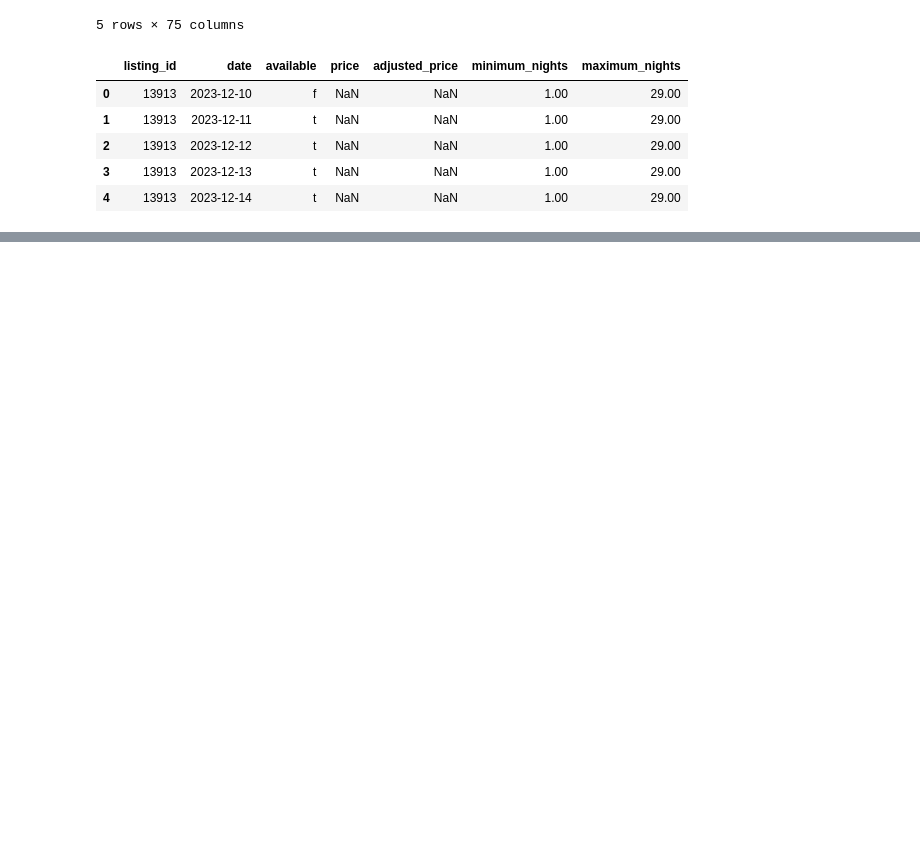
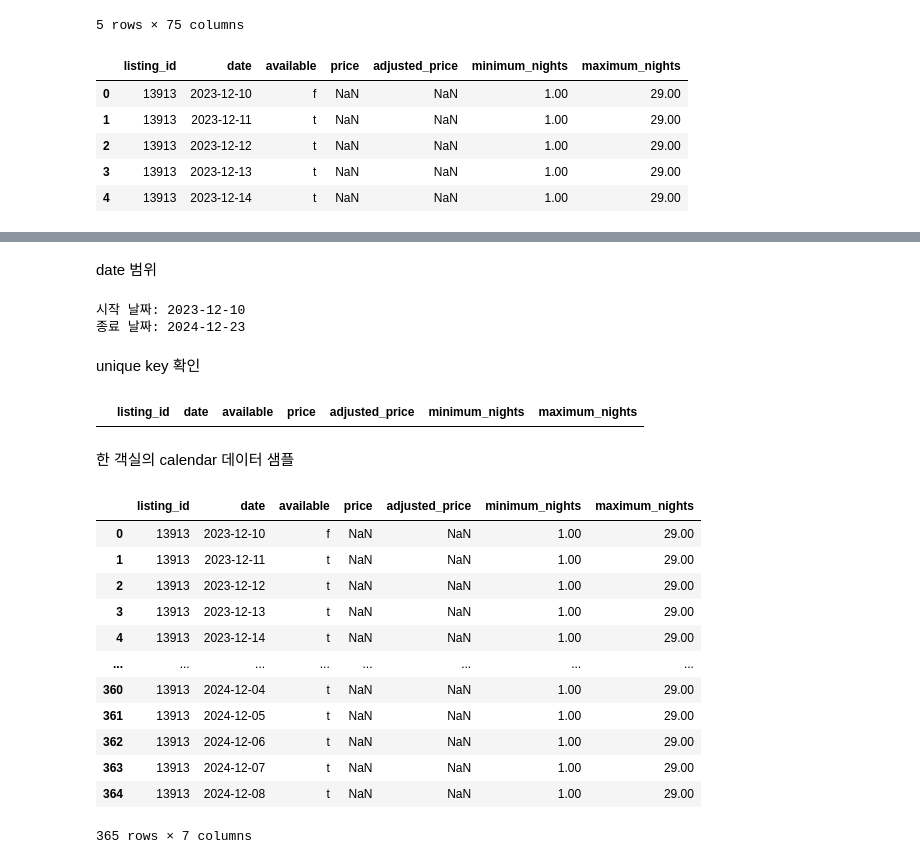
Before and after one commit to HongSeongMo/Airbnb, a Jupyter notebook: learning_plus_training1.ipynb, the cells around one changed output, grey strips where cells are left out. Cells and saved outputs as stored; diff of their text form; code cells hidden in the pictures; blank space fills up the shorter version.

```diff
--- a/learning_plus_training1.ipynb
+++ b/learning_plus_training1.ipynb
@@ -96,0 +178,38 @@ calendar_df.head()
+# %% [markdown]
+date 범위
+# %%
+date_start = calendar_df.date.min()
+date_end = calendar_df.date.max()
+
+print(f'시작 날짜: {date_start}')
+print(f"종료 날짜: {date_end}")
+# %% [output]
+시작 날짜: 2023-12-10
+종료 날짜: 2024-12-23
+# %% [markdown]
+unique key 확인
+# %%
+# unique key 확인을 위한 중복 체크
+key = ('listing_id', 'date')
+
+calendar_df[calendar_df.duplicated(key)]
+# %% [output]
+|  | listing_id | date | available | price | adjusted_price | minimum_nights | maximum_nights |
+# %% [markdown]
+한 객실의 calendar 데이터 샘플
+# %%
+calendar_df[calendar_df.listing_id==13913]
+# %% [output]
+|  | listing_id | date | available | price | adjusted_price | minimum_nights | maximum_nights |
+| 0 | 13913 | 2023-12-10 | f | NaN | NaN | 1.00 | 29.00 |
+| 1 | 13913 | 2023-12-11 | t | NaN | NaN | 1.00 | 29.00 |
+| 2 | 13913 | 2023-12-12 | t | NaN | NaN | 1.00 | 29.00 |
+| 3 | 13913 | 2023-12-13 | t | NaN | NaN | 1.00 | 29.00 |
+| 4 | 13913 | 2023-12-14 | t | NaN | NaN | 1.00 | 29.00 |
+| ... | ... | ... | ... | ... | ... | ... | ... |
+| 360 | 13913 | 2024-12-04 | t | NaN | NaN | 1.00 | 29.00 |
+| 361 | 13913 | 2024-12-05 | t | NaN | NaN | 1.00 | 29.00 |
+| 362 | 13913 | 2024-12-06 | t | NaN | NaN | 1.00 | 29.00 |
+| 363 | 13913 | 2024-12-07 | t | NaN | NaN | 1.00 | 29.00 |
+| 364 | 13913 | 2024-12-08 | t | NaN | NaN | 1.00 | 29.00 |
+365 rows × 7 columns
```
Also changed, not shown: parts of 11 cells of this notebook.
